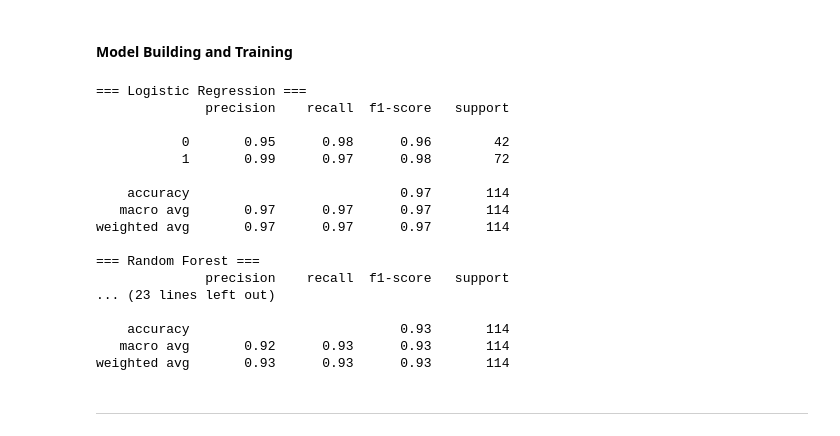
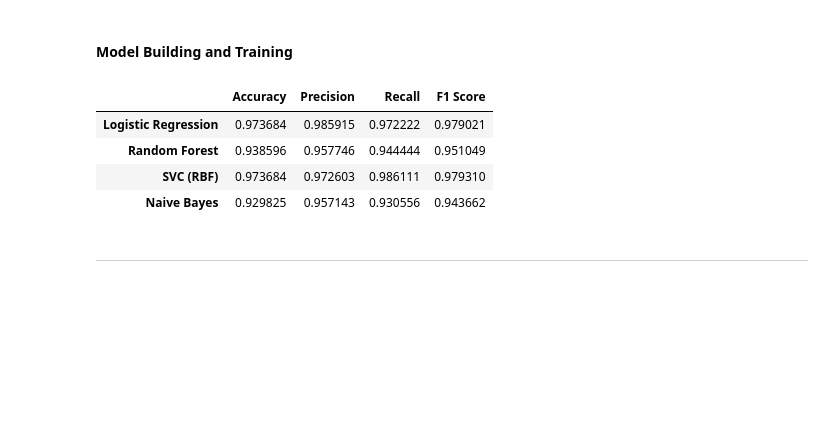
Before and after one commit to rickkli/STT810_Project, a Jupyter notebook: cancer_detection.ipynb, the cells around one changed output. Drawn from its saved outputs; the diff is of its cells as text; code cells hidden in the pictures; blank space fills up the shorter version.

```diff
--- a/cancer_detection.ipynb
+++ b/cancer_detection.ipynb
@@ -185,26 +204,50 @@ for name, model in models.items():
-# %%
-for name, model in models.items():
-    y_pred = model.predict(X_test_pca)
-    print(f"=== {name} ===")
-    print(classification_report(y_test, y_pred))
-# %% [output]
-=== Logistic Regression ===
-              precision    recall  f1-score   support
-
-           0       0.95      0.98      0.96        42
-           1       0.99      0.97      0.98        72
-
-    accuracy                           0.97       114
-   macro avg       0.97      0.97      0.97       114
-weighted avg       0.97      0.97      0.97       114
-
-=== Random Forest ===
-              precision    recall  f1-score   support
-... (23 lines left out)
-
-    accuracy                           0.93       114
-   macro avg       0.92      0.93      0.93       114
-weighted avg       0.93      0.93      0.93       114
+# %%
+# -----------------------
+# Model Metrics
+# -----------------------
+def compute_metrics(model, X_test, y_test, model_name):
+    """
+    Compute classification performance metrics for a trained model.
+
+    Inputs
+    model: trained model
+    X_test: test feature matrix
+    y_test : true labels corresponding to X_test
+    model_name : name of trained model
+
+    Returns
+    a pandas.Series containing the model's performance metrics:
+    - Accuracy
+    - Precision
+    - Recall
+    - F1 Score
+    """
+
+    preds = model.predict(X_test)
+    return pd.Series({
+        "Accuracy": accuracy_score(y_test, preds),
+        "Precision": precision_score(y_test, preds),
+        "Recall": recall_score(y_test, preds),
+        "F1 Score": f1_score(y_test, preds),
+    }, name=model_name)
+
+
+# Create model metrics dataframe
+metrics_df = pd.concat([
+    compute_metrics(models["Logistic Regression"], X_test_final, y_test_final, "Logistic Regression"),
+    compute_metrics(models["Random Forest"], X_test_final, y_test_final, "Random Forest"),
+    compute_metrics(models["SVC (RBF)"], X_test_final, y_test_final, "SVC (RBF)"),
+    compute_metrics(models["Naive Bayes"], X_test_final, y_test_final, "Naive Bayes")
+], axis=1).T
+
+#metrics_df.style.background_gradient(cmap="Blues").format("{:.3f}")
+metrics_df
+# %% [output]
+|  | Accuracy | Precision | Recall | F1 Score |
+| Logistic Regression | 0.973684 | 0.985915 | 0.972222 | 0.979021 |
+| Random Forest | 0.938596 | 0.957746 | 0.944444 | 0.951049 |
+| SVC (RBF) | 0.973684 | 0.972603 | 0.986111 | 0.979310 |
+| Naive Bayes | 0.929825 | 0.957143 | 0.930556 | 0.943662 |
 # %% [markdown]
 ---
 # %% [markdown]
```
Also changed, not shown: parts of 16 cells of this notebook.
